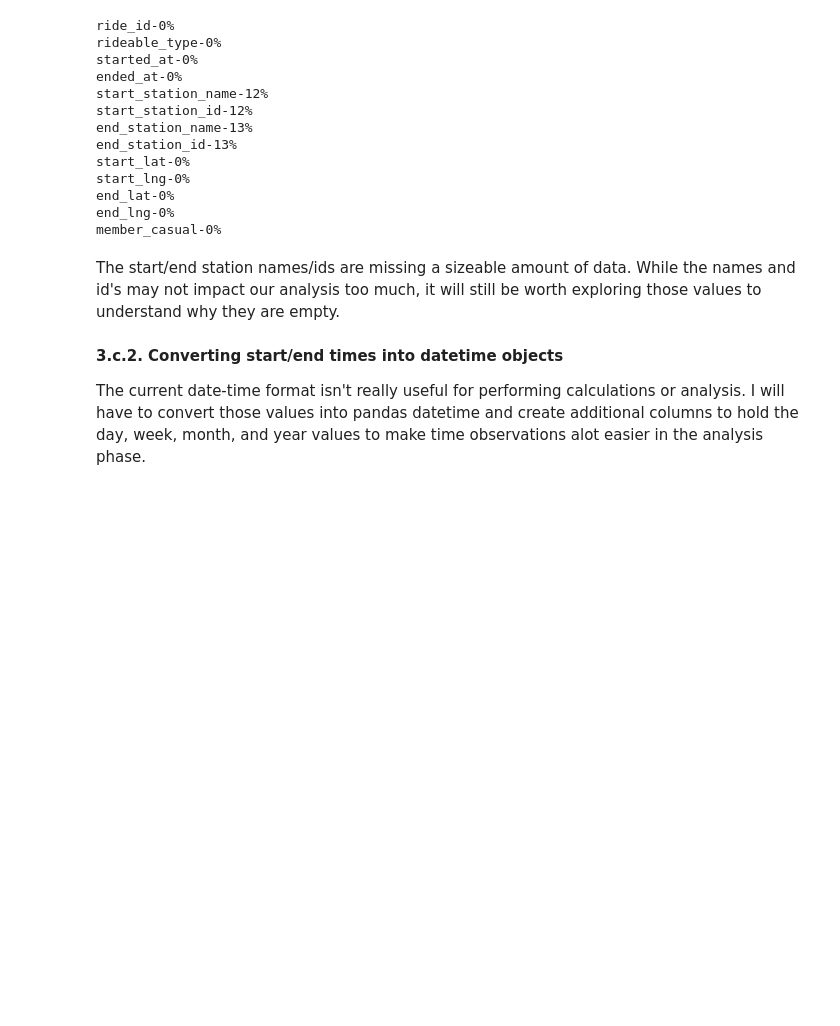
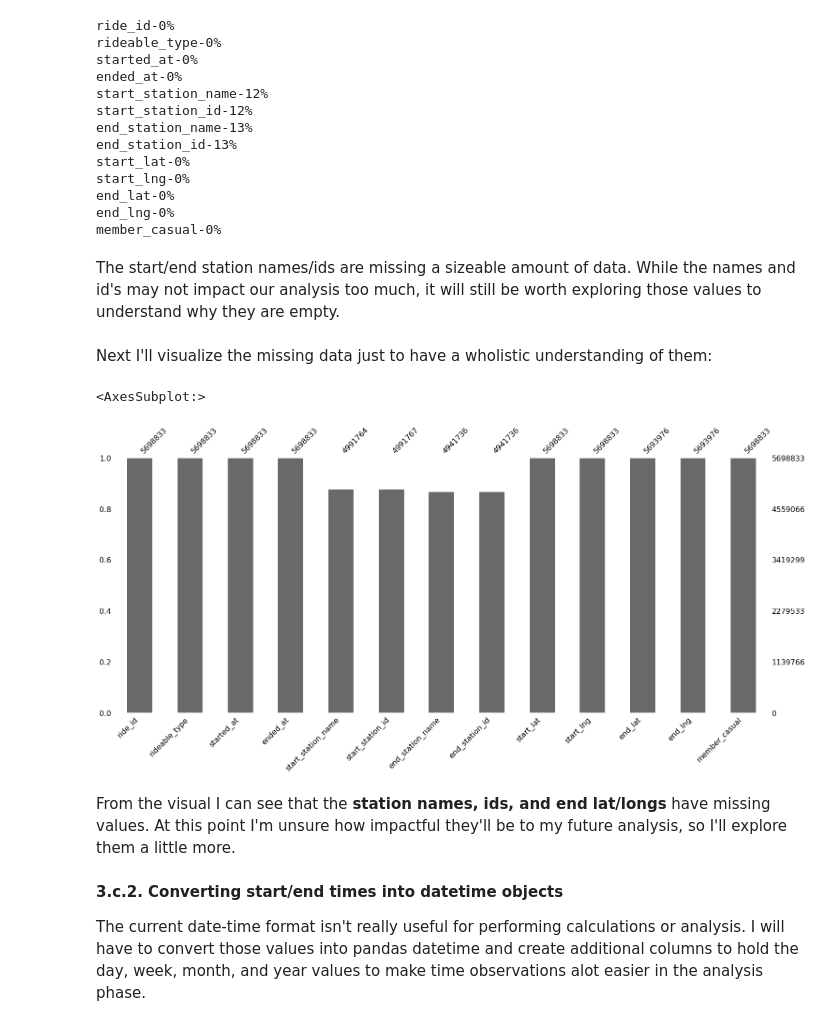
Before and after one commit to clkHere/Data-Analysis, a Jupyter notebook: 1. Portfolio/b. Cyclistic Marketing Analysis/Cyclistic_Analysis.ipynb, the cells around one changed output. Saved outputs shown, nothing was run; the diff lists cells and outputs as text; code cells hidden in the pictures; blank space fills up the shorter version.

```diff
--- a/1. Portfolio/b. Cyclistic Marketing Analysis/Cyclistic_Analysis.ipynb
+++ b/1. Portfolio/b. Cyclistic Marketing Analysis/Cyclistic_Analysis.ipynb
@@ -227,6 +227,18 @@ end_lng-0%
 member_casual-0%
 # %% [markdown]
 The start/end station names/ids are missing a sizeable amount of data. While the names and id's may not impact our analysis too much, it will still be worth exploring those values to understand why they are empty.
+# %% [markdown]
+Next I'll visualize the missing data just to have a wholistic understanding of them:
+# %%
+#Visualizing the missing values with missingno library
+import missingno as msno
+
+msno.bar(cyclisticDF)
+# %% [output]
+<AxesSubplot:>
+[figure, added]
+# %% [markdown]
+From the visual I can see that the **station names, ids, and end lat/longs** have missing values. At this point I'm unsure how impactful they'll be to my future analysis, so I'll explore them a little more.
 # %% [markdown]
 <b>3.c.2. Converting start/end times into datetime objects</b>
 
```
Also changed, not shown: parts of 21 cells of this notebook.
